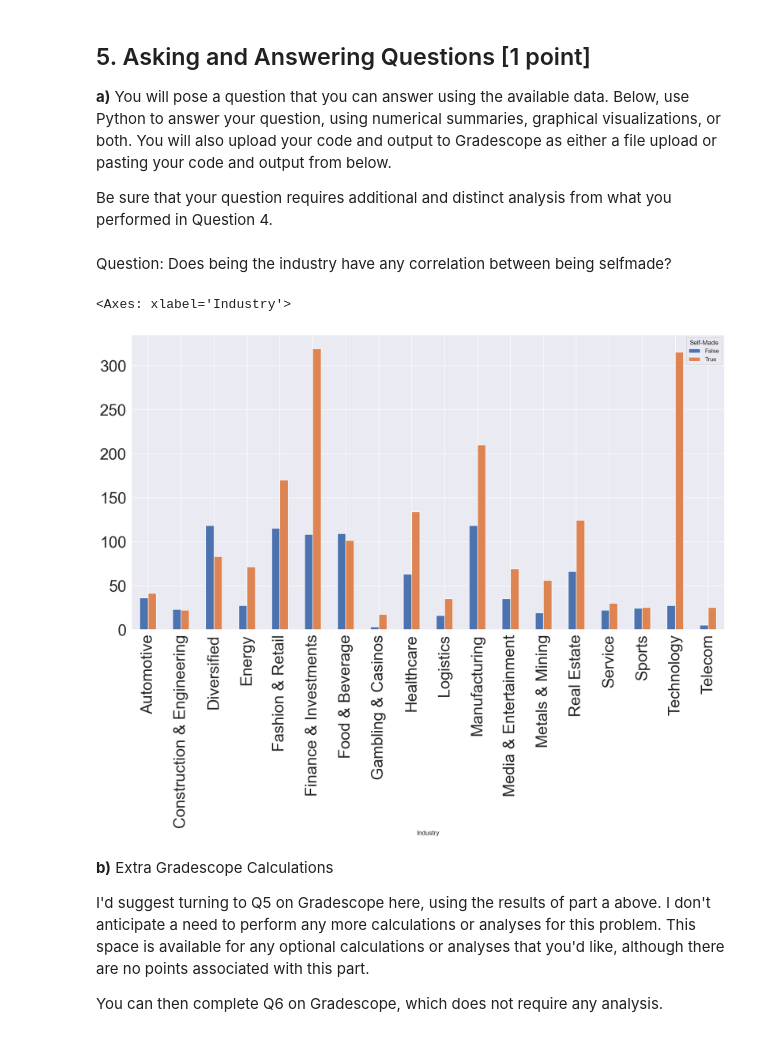
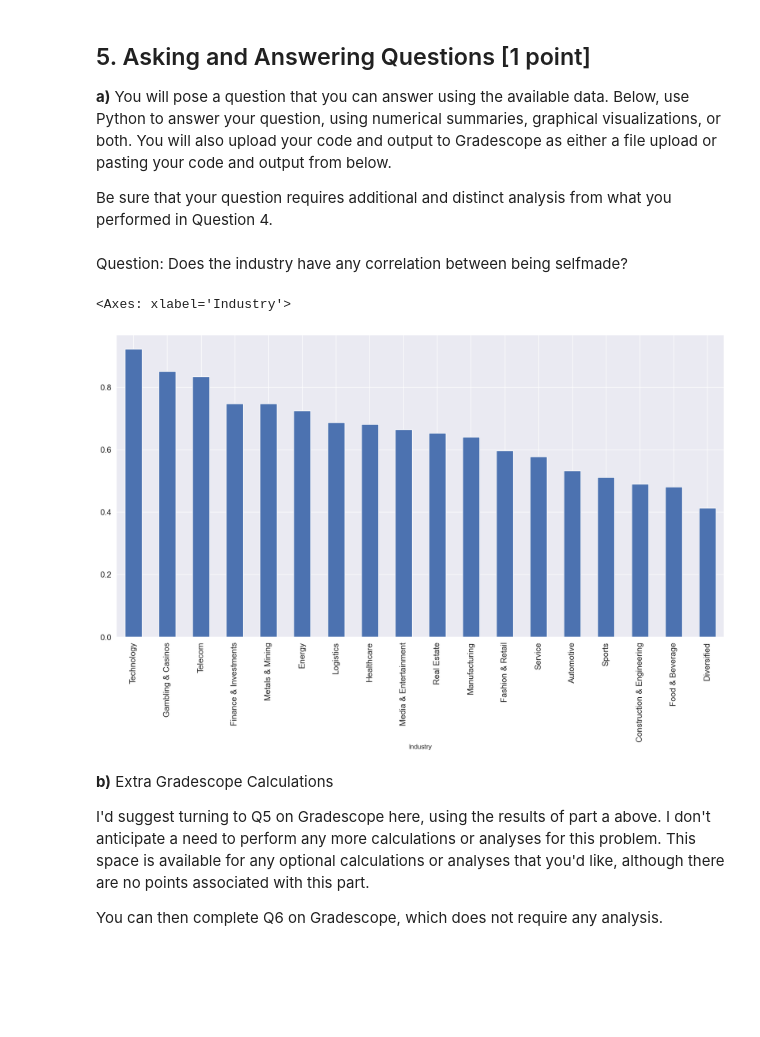
Before and after one commit to MatthewMandhyan/Stat207_clone, a Jupyter notebook: homework_01/homework_01.ipynb, the cells around one changed output. Drawn from its saved outputs; the diff is of its cells as text; code cells hidden in the pictures; blank space fills up the shorter version.

```diff
--- a/homework_01/homework_01.ipynb
+++ b/homework_01/homework_01.ipynb
@@ -123,12 +138,12 @@ You may optionally further explore the data for Gradescope Q4 in part b.  You ca
 
 Be sure that your question requires additional and distinct analysis from what you performed in Question 4.
 # %% [markdown]
-Question: Does being the industry have any correlation between being selfmade?
+Question: Does the industry have any correlation between being selfmade?
 # %%
-df.groupby('Industry')['Self-Made'].value_counts().unstack().plot(kind='bar', figsize=(20,10), fontsize=30)
+df.groupby("Industry")["Self-Made"].mean().sort_values(ascending=False).plot(kind='bar', figsize=(20,10), fontsize=15)
 # %% [output]
 <Axes: xlabel='Industry'>
-[figure, old version]
+[figure, new version]
 # %% [markdown]
 **b)** Extra Gradescope Calculations
 
```
Also changed, not shown: parts of 6 cells of this notebook.
